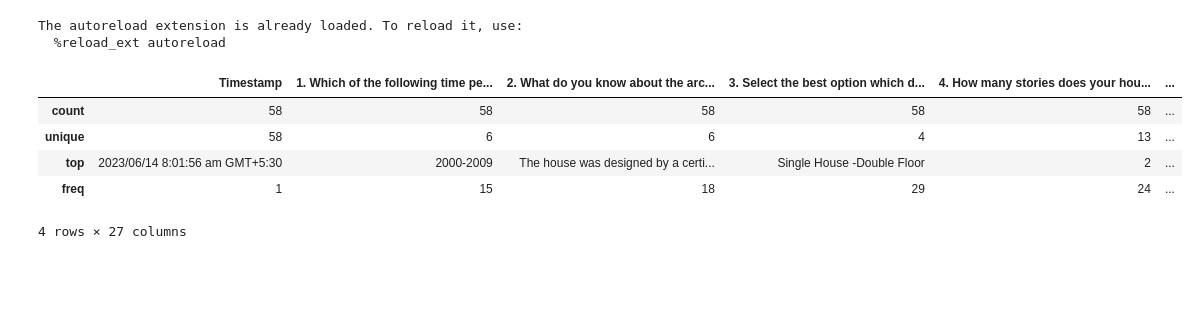
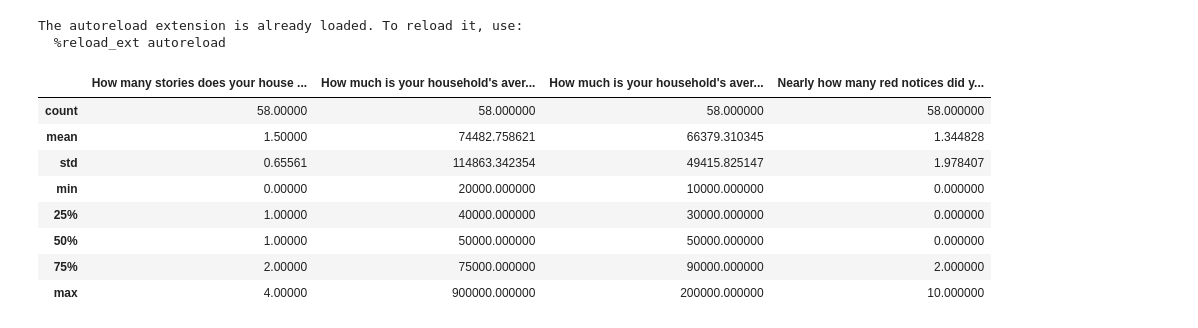
Before and after one commit to pcperera/energy-usage-sri-lanka, a Jupyter notebook: descriptive.ipynb, the cells around one changed output. Cells and saved outputs as stored; diff of their text form; code cells hidden in the pictures; blank space fills up the shorter version.

```diff
--- a/descriptive.ipynb
+++ b/descriptive.ipynb
@@ -7,13 +7,16 @@ import pandas as pd
 The autoreload extension is already loaded. To reload it, use:
   %reload_ext autoreload
 # %%
-df = pd.read_csv('data/submissions/239171B_data_file_2.csv')
+raw_df = pd.read_csv('data/submissions/239171B_data_file_2.csv')
 # %%
-df.describe()
+raw_df.describe()
 # %% [output]
-|  | Timestamp | 1. Which of the following time pe... | 2. What do you know about the arc... | 3. Select the best option which d... | 4. How many stories does your hou... | ... |
-| count | 58 | 58 | 58 | 58 | 58 | ... |
-| unique | 58 | 6 | 6 | 4 | 13 | ... |
-| top | 2023/06/14 8:01:56 am GMT+5:30 | 2000-2009 | The house was designed by a certi... | Single House -Double Floor | 2 | ... |
-| freq | 1 | 15 | 18 | 29 | 24 | ... |
+|  | How many stories does your house ... | How much is your household's aver... | How much is your household's aver... | Nearly how many red notices did y... |
+| count | 58.00000 | 58.000000 | 58.000000 | 58.000000 |
+| mean | 1.50000 | 74482.758621 | 66379.310345 | 1.344828 |
+| std | 0.65561 | 114863.342354 | 49415.825147 | 1.978407 |
+| min | 0.00000 | 20000.000000 | 10000.000000 | 0.000000 |
+| 25% | 1.00000 | 40000.000000 | 30000.000000 | 0.000000 |
+| 50% | 1.00000 | 50000.000000 | 50000.000000 | 0.000000 |
+| 75% | 2.00000 | 75000.000000 | 90000.000000 | 2.000000 |
+| max | 4.00000 | 900000.000000 | 200000.000000 | 10.000000 |
-4 rows × 27 columns
```
Also changed, not shown: parts of 12 cells of this notebook.
